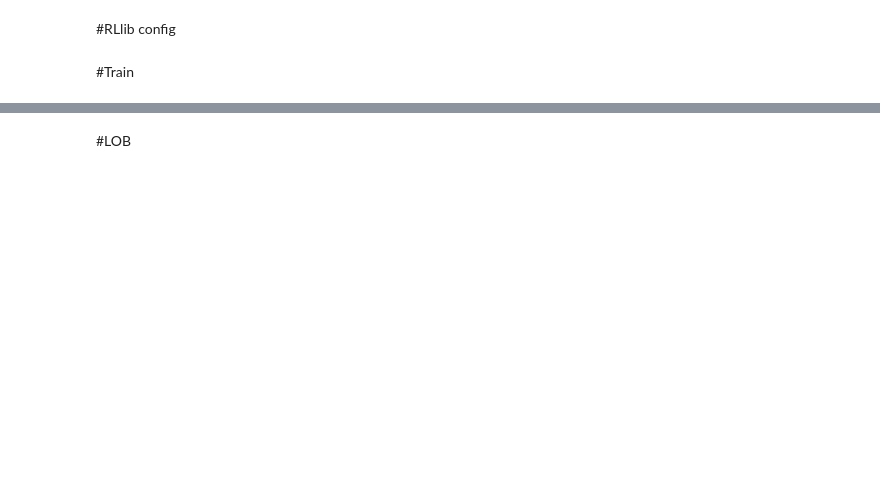
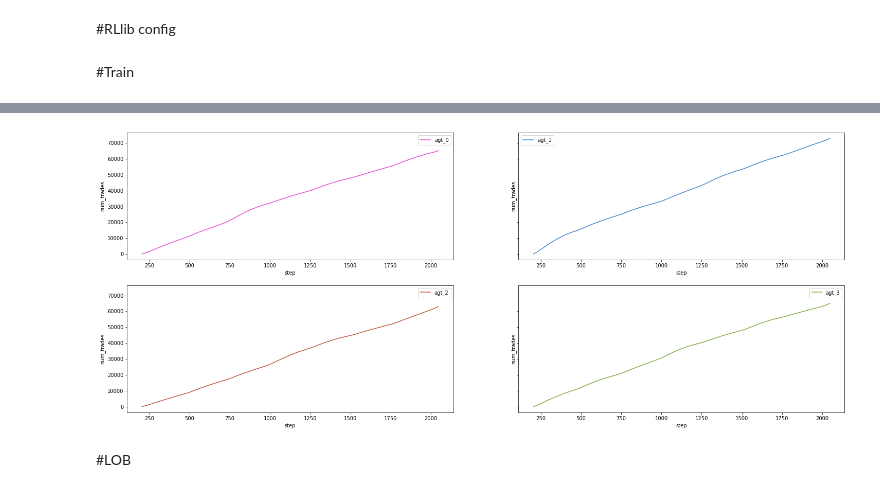
Before and after one commit to ChuaCheowHuan/gym-continuousDoubleAuction, a Jupyter notebook: gym_continuousDoubleAuction/CDA_NSP.ipynb, the cells around one changed output, grey strips where cells are left out. Cells and saved outputs as stored; diff of their text form; code cells hidden in the pictures; blank space fills up the shorter version.

```diff
--- a/gym_continuousDoubleAuction/CDA_NSP.ipynb
+++ b/gym_continuousDoubleAuction/CDA_NSP.ipynb
@@ -648,2 +522,6 @@ plot_last_eps_steps(num_trades_dict, num_trained_agent, 'num_trades', init_cash,
+# %%
+plot_storage(num_agents, init_cash, "step", "num_trades")
+# %% [output]
+[figure, added]
 # %% [markdown]
 #LOB
```
Also changed, not shown: parts of 54 cells of this notebook, 5 other files.
